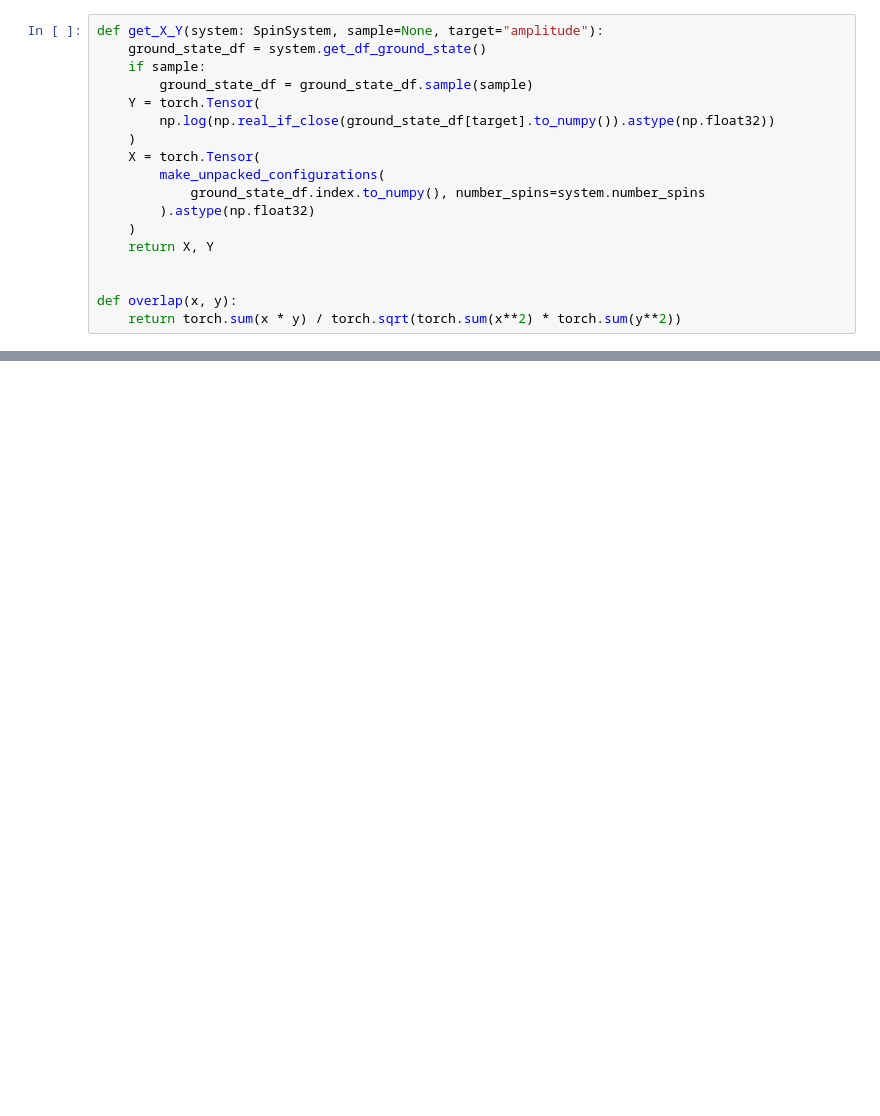
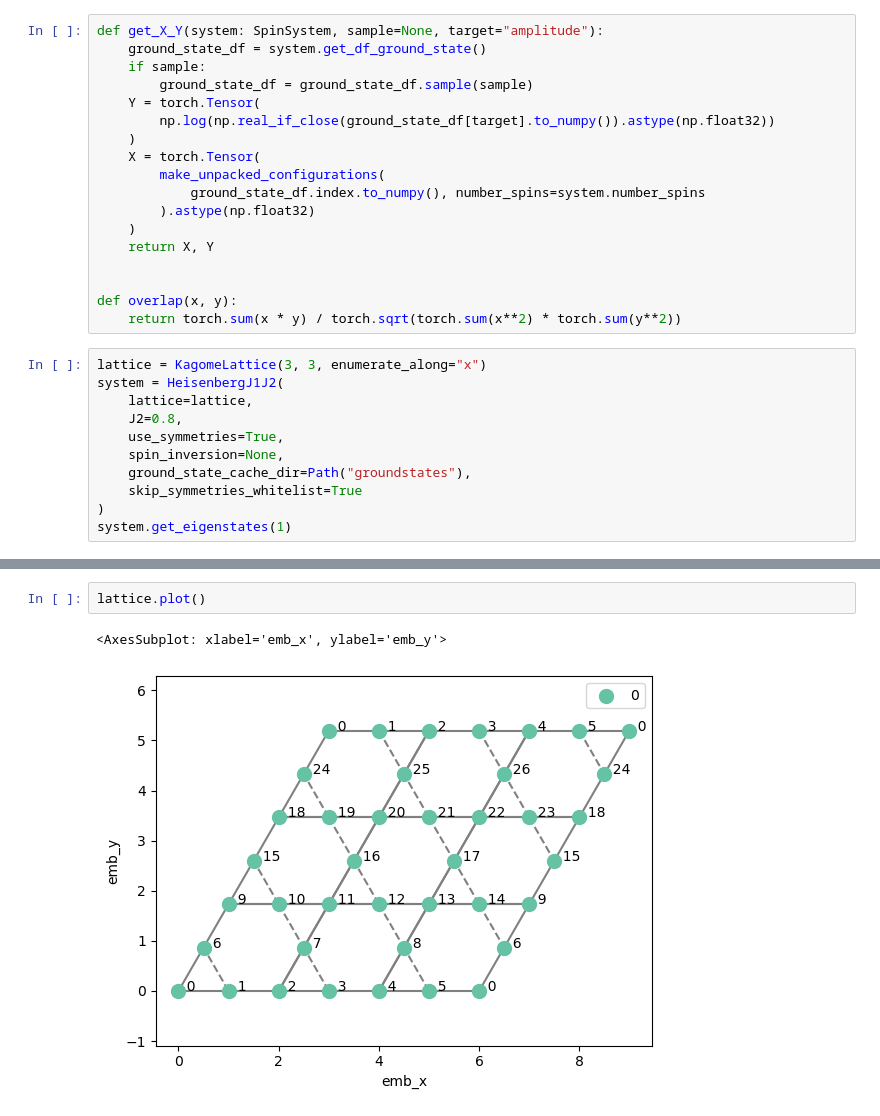
Before and after one commit to ischurov/frustrations-eda, a Jupyter notebook: amplitude_transfer_g_inv_cnn_noopt.ipynb, the cells around one changed output, grey strips where cells are left out. Cells and saved outputs as stored; diff of their text form; blank space fills up the shorter version.

```diff
--- a/amplitude_transfer_g_inv_cnn_noopt.ipynb
+++ b/amplitude_transfer_g_inv_cnn_noopt.ipynb
@@ -380,3 +436,14 @@ def get_X_Y(system: SpinSystem, sample=None, target="amplitude"):
 
 def overlap(x, y):
     return torch.sum(x * y) / torch.sqrt(torch.sum(x**2) * torch.sum(y**2))
+# %%
+lattice = KagomeLattice(3, 3, enumerate_along="x")
+system = HeisenbergJ1J2(
+    lattice=lattice,
+    J2=0.8,
+    use_symmetries=True,
+    spin_inversion=None,
+    ground_state_cache_dir=Path("groundstates"),
+    skip_symmetries_whitelist=True
+)
+system.get_eigenstates(1)
@@ -383,3 +467,8 @@ def overlap(x, y):
+# %%
+lattice.plot()
+# %% [output]
+<AxesSubplot: xlabel='emb_x', ylabel='emb_y'>
+[figure, added]
 # %%
 # Test invariance
 
```
Also changed, not shown: parts of 24 cells of this notebook, 2 other files.
